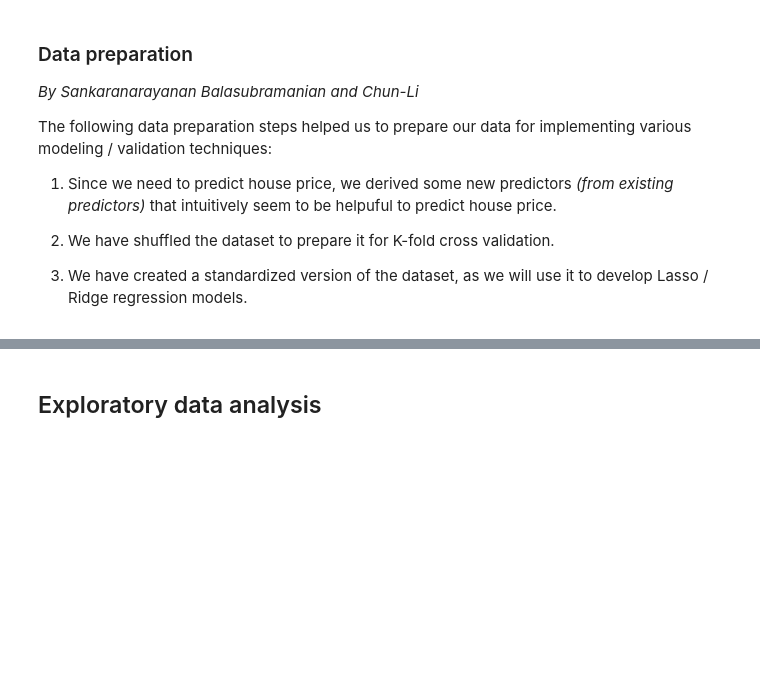
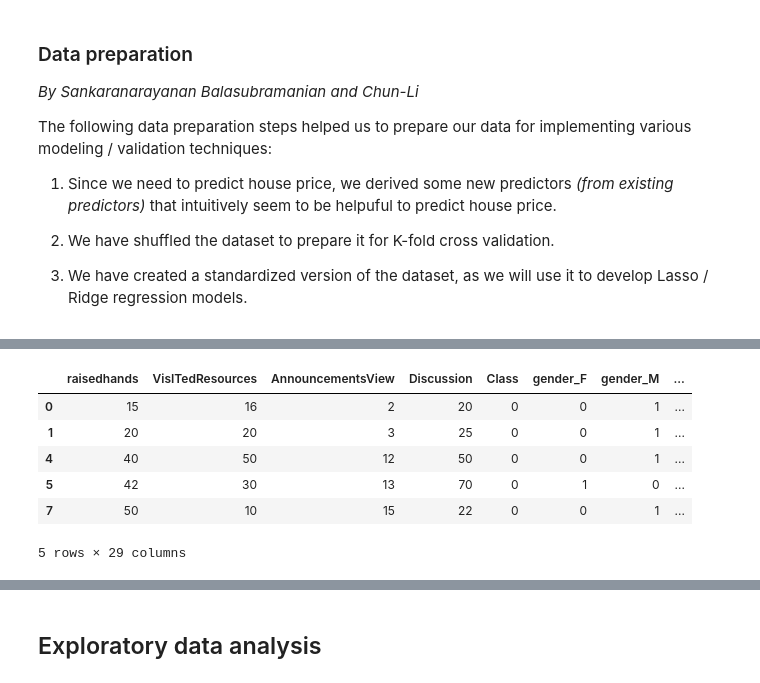
Before and after one commit to wchen952/STAT-303-2-Project, a Jupyter notebook: 303_2_Project_Code.ipynb, the cells around one changed output, grey strips where cells are left out. Cells and saved outputs as stored; diff of their text form; code cells hidden in the pictures; blank space fills up the shorter version.

Commit message:
adding dummy train

```diff
--- a/303_2_Project_Code.ipynb
+++ b/303_2_Project_Code.ipynb
@@ -208,2 +200,12 @@ The following data preparation steps helped us to prepare our data for implement
 # %%
-######-----------Shuffling the dataset for K-fold------------#########
+#In the idea that we want to prepare our data for subset selection, it was necessary to make sure that we can perform it using dummy variables
+edu_dummies = pd.get_dummies(edu_train)
+edu_dummies.head(5)
+# %% [output]
+|  | raisedhands | VisITedResources | AnnouncementsView | Discussion | Class | gender_F | gender_M | ... |
+| 0 | 15 | 16 | 2 | 20 | 0 | 0 | 1 | ... |
+| 1 | 20 | 20 | 3 | 25 | 0 | 0 | 1 | ... |
+| 4 | 40 | 50 | 12 | 50 | 0 | 0 | 1 | ... |
+| 5 | 42 | 30 | 13 | 70 | 0 | 1 | 0 | ... |
+| 7 | 50 | 10 | 15 | 22 | 0 | 0 | 1 | ... |
+5 rows × 29 columns
```
Also changed, not shown: parts of 3 cells of this notebook.
